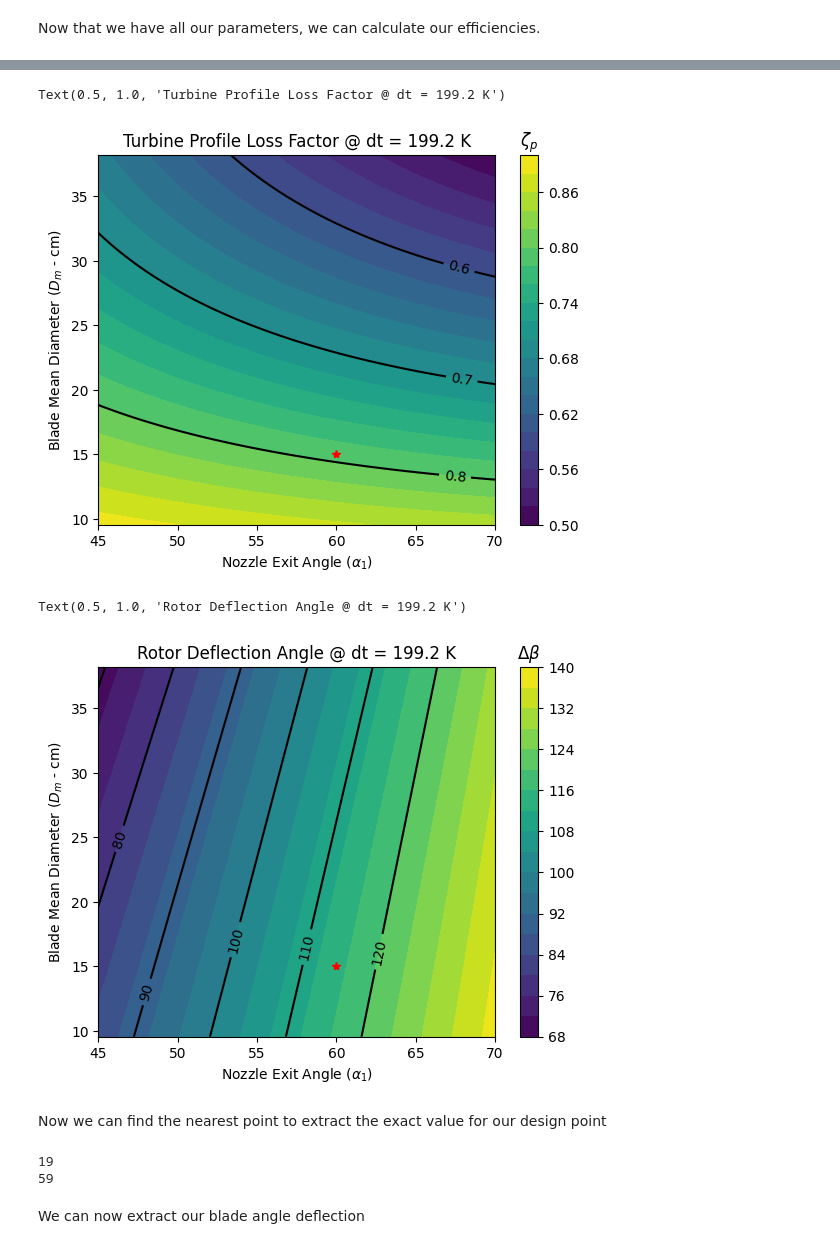
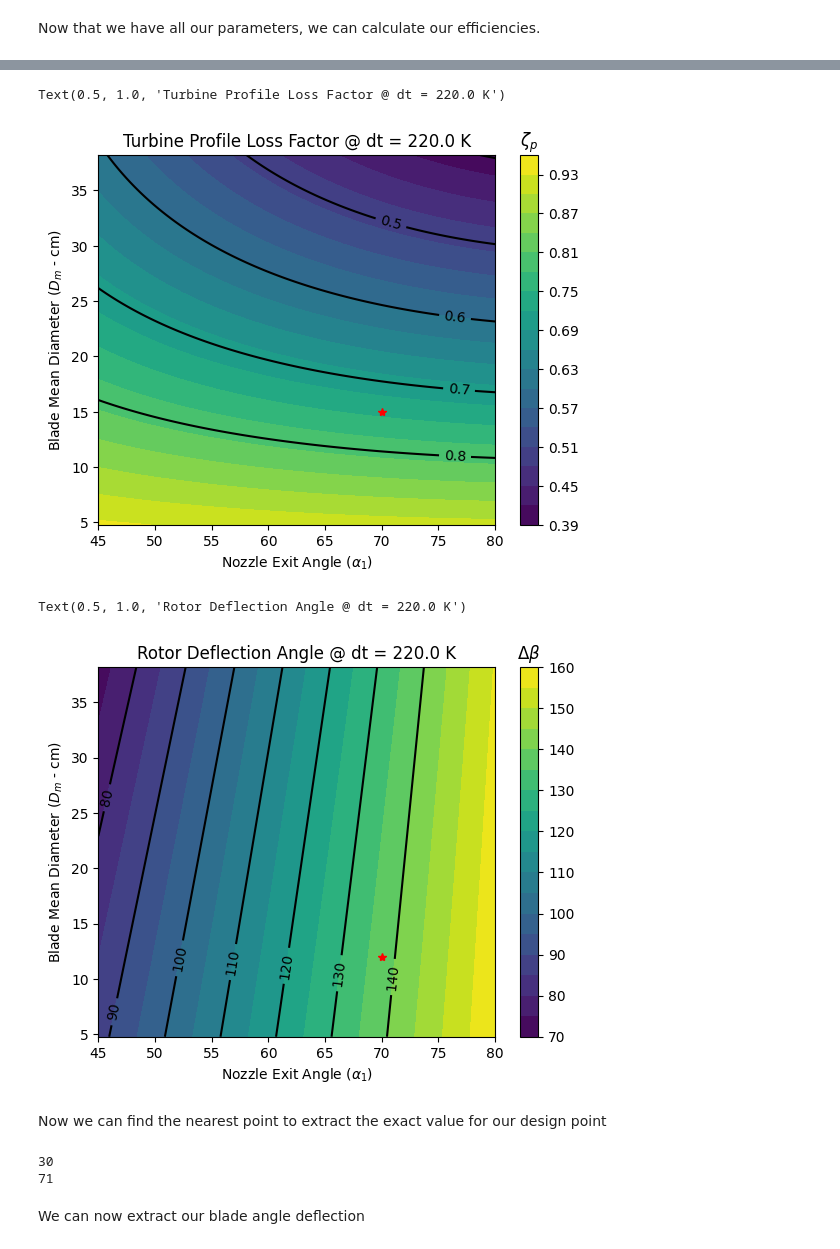
Before and after one commit to EliasAoubala/MermaidManBarnacleBoy, a Jupyter notebook: docs/turbine.ipynb, the cells around one changed output, grey strips where cells are left out. Cells and saved outputs as stored; diff of their text form; code cells hidden in the pictures.

Commit message:
Updated Cycle Requirements, along with a re-design of the turbine.

```diff
--- a/docs/turbine.ipynb
+++ b/docs/turbine.ipynb
@@ -859,13 +862,13 @@ The methodolody is the following:
 
 i = 100
 
-alpha_arr = np.linspace(45,70,i)*np.pi/180 # rad
+alpha_arr = np.linspace(45,80,i)*np.pi/180 # rad
 
 # We define our blade velocity array
 
 k = 100
 
-U_org = np.linspace(100,400,k) # m/s
+U_org = np.linspace(50,400,k) # m/s
 
 # We need to now tile and repeat the arrays accordingly.
 
@@ -873,7 +876,7 @@ alpha_arr, U = np.meshgrid(alpha_arr, U_org)
 
 # We define our temperature drop we wish to aim for (isentropically)
 
-dt = T_inlet - T_exit_s # K
+dt = 220 # K
 
 print(dt)
 
@@ -945,7 +948,7 @@ We can calulate our nozzle factor
 
 phi = nozzle_phi(M_1s)
 
-# phi = 1
+phi = 1
 # %% [markdown]
 We need to now figure out what our beta angle and relative mach numbers will be based on the inlet velocities we intend to use. To do this, we need to calculate all our possible whirl velocities.
 # %%
@@ -1003,49 +1028,49 @@ clb = plt.colorbar()
 clb.ax.set_title(r'$\zeta_p$')
 CS = ax.contour(alpha_arr*180/np.pi, D_m, 1 - eta_arr, [0.4, 0.5, 0.6, 0.7, 0.8], colors="k")
 ax.clabel(CS, inline=True, fontsize=10)
-plt.plot(60, 15, color="r", marker="*" )
+plt.plot(70, 15, color="r", marker="*" )
 
 plt.xlabel(r"Nozzle Exit Angle ($\alpha_1$)")
 plt.ylabel(r"Blade Mean Diameter ($D_m$ - cm)")
 plt.title(f"Turbine Profile Loss Factor @ dt = {dt:.1f} K")
 # %% [output]
-Text(0.5, 1.0, 'Turbine Profile Loss Factor @ dt = 199.2 K')
+Text(0.5, 1.0, 'Turbine Profile Loss Factor @ dt = 220.0 K')
-[figure, old version]
+[figure, new version]
 # %%
 omega = N*(2*np.pi)/60
 
 r = U/omega
 
 D_m = r*2*100
 
 fig, ax = plt.subplots()
 
 plt.contourf(alpha_arr*180/np.pi, D_m, delta_b*180/np.pi, 20 )
 clb = plt.colorbar()
 clb.ax.set_title(r'$\Delta \beta$')
-CS = ax.contour(alpha_arr*180/np.pi, D_m, delta_b*180/np.pi, [60, 70, 80, 90, 100, 110, 120], colors="k")
+CS = ax.contour(alpha_arr*180/np.pi, D_m, delta_b*180/np.pi, [60, 70, 80, 90, 100, 110, 120, 130, 140], colors="k")
 ax.clabel(CS, inline=True, fontsize=10)
-plt.plot(60, 15, color="r", marker="*" )
+plt.plot(70, 12, color="r", marker="*" )
 
 plt.xlabel(r"Nozzle Exit Angle ($\alpha_1$)")
 plt.ylabel(r"Blade Mean Diameter ($D_m$ - cm)")
 plt.title(fr"Rotor Deflection Angle @ dt = {dt:.1f} K")
 # %% [output]
-Text(0.5, 1.0, 'Rotor Deflection Angle @ dt = 199.2 K')
+Text(0.5, 1.0, 'Rotor Deflection Angle @ dt = 220.0 K')
-[figure, old version]
+[figure, new version]
 # %% [markdown]
 Now we can find the nearest point to extract the exact value for our design point
 # %%
 kdx = find_nearest(15, D_m[:,1])
 
-fdx = find_nearest(60, (alpha_arr*180/np.pi)[1,:])
+fdx = find_nearest(70, (alpha_arr*180/np.pi)[1,:])
 
 print(kdx)
 
 print(fdx)
 # %% [output]
-19
-59
+30
+71
 # %% [markdown]
 We can now extract our blade angle deflection
 # %%
```
Also changed, not shown: parts of 44 cells of this notebook, 1 other file.
